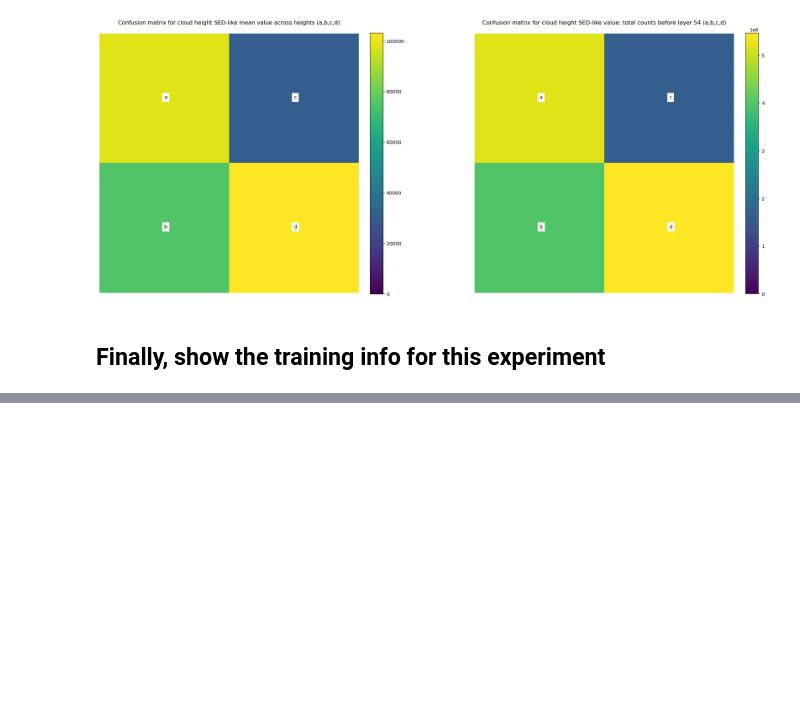
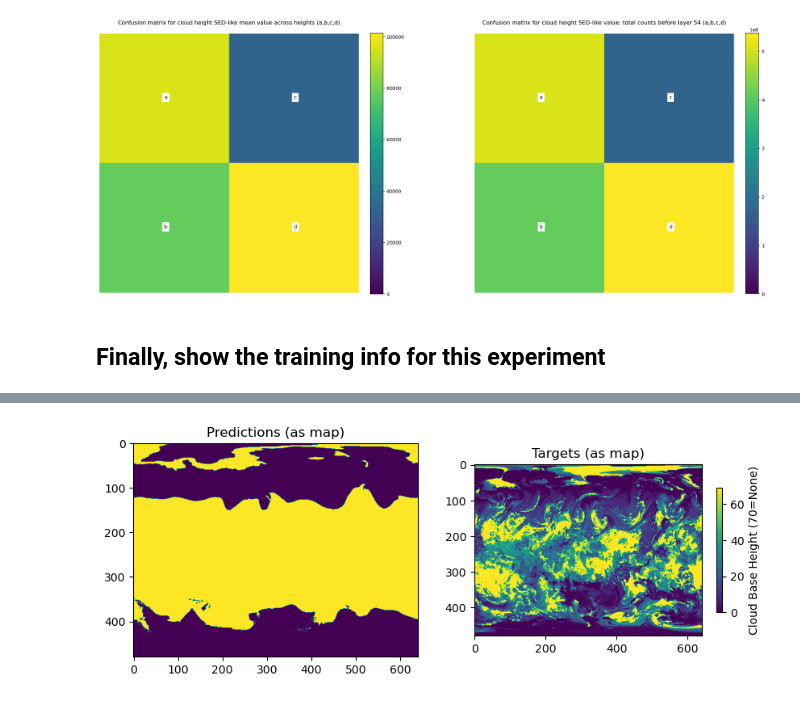
Before and after one commit to MetOffice/data_science_cop, a Jupyter notebook: challenges/2021_cloud_base_height/05_eval_pytorch.ipynb, the cells around one changed output, grey strips where cells are left out. Cells and saved outputs as stored; diff of their text form; code cells hidden in the pictures; blank space fills up the shorter version.

```diff
--- a/challenges/2021_cloud_base_height/05_eval_pytorch.ipynb
+++ b/challenges/2021_cloud_base_height/05_eval_pytorch.ipynb
@@ -454,0 +465,14 @@ Run Hyperparams: {'CPU Count': '12', 'Compute Memory': '64', 'Limited sample num
+# %%
+reshp_preds = all_preds.reshape(480, 640)
+reshp_targ = all_targs.reshape(480, 640)
+fig = plt.figure(figsize=(10,10))
+ax1 = fig.add_subplot(121)
+plt.title("Predictions (as map)")
+pos1 = ax1.imshow(reshp_preds)
+ax2 = fig.add_subplot(122)
+plt.title("Targets (as map)")
+pos = ax2.imshow(reshp_targ)
+fig.colorbar(pos, ax=ax2, shrink=0.2, label="Cloud Base Height (70=None)")
+plt.show()
+# %% [output]
+[figure, added]
```
Also changed, not shown: parts of 16 cells of this notebook, 1 other file.
